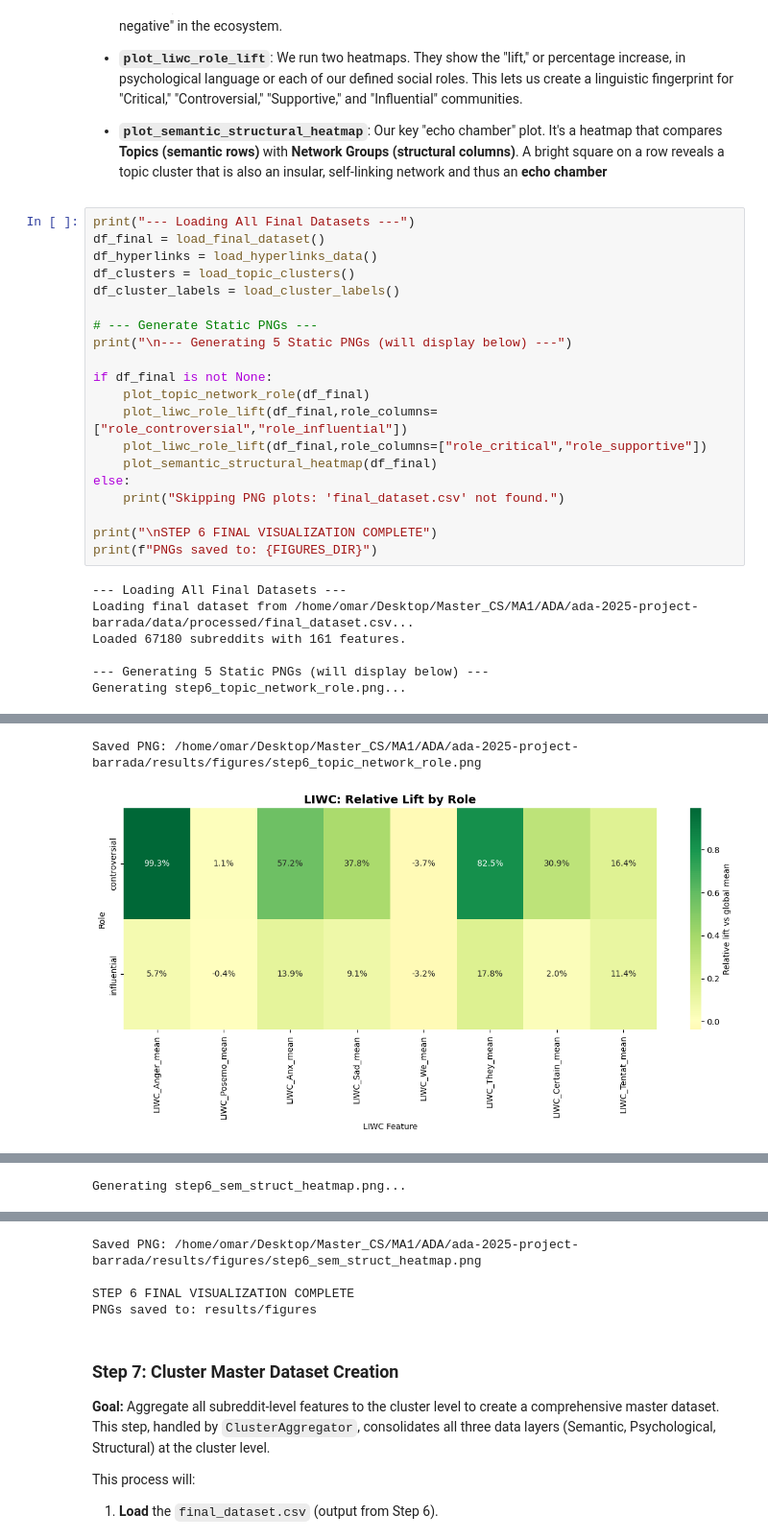
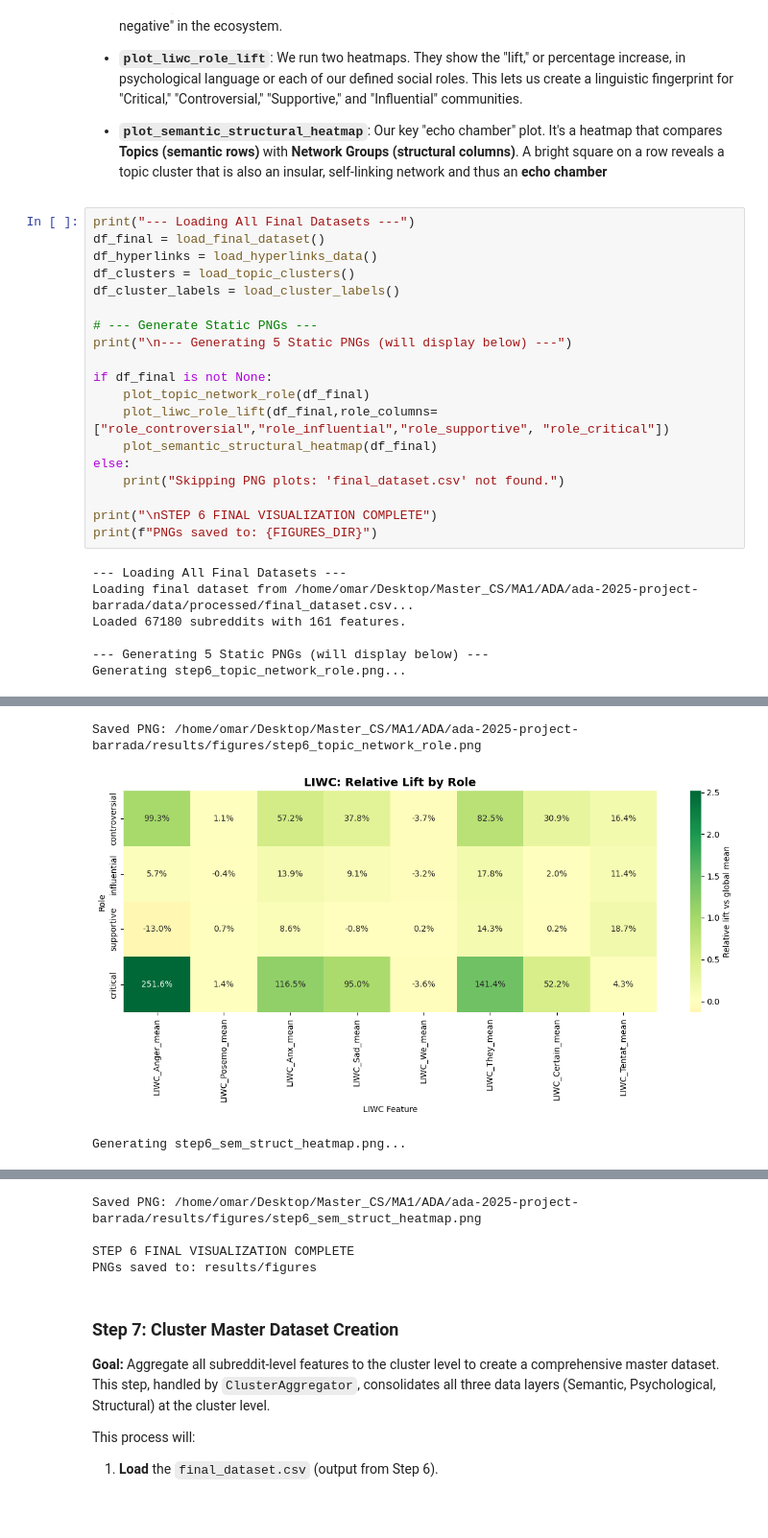
Before and after one commit to epfl-ada/ada-2025-project-barrada, a Jupyter notebook: results.ipynb, the cells around one changed output, grey strips where cells are left out. Shown at 96% size. Saved outputs shown, nothing was run; the diff lists cells and outputs as text; blank space fills up the shorter version.

Commit message:
liwc section added

```diff
--- a/results.ipynb
+++ b/results.ipynb
@@ -633,30 +633,30 @@ These are the final plots that merge all three layers of our data (Semantic, Psy
 # %%
 print("--- Loading All Final Datasets ---")
 df_final = load_final_dataset()
 df_hyperlinks = load_hyperlinks_data()
 df_clusters = load_topic_clusters()
 df_cluster_labels = load_cluster_labels()
 
 # --- Generate Static PNGs ---
 print("\n--- Generating 5 Static PNGs (will display below) ---")
 
 if df_final is not None:
     plot_topic_network_role(df_final)
-    plot_liwc_role_lift(df_final,role_columns=["role_controversial","role_influential"])
-    plot_liwc_role_lift(df_final,role_columns=["role_critical","role_supportive"])
+    plot_liwc_role_lift(df_final,role_columns=["role_controversial","role_influential","role_supportive", "role_critical"])
     plot_semantic_structural_heatmap(df_final)
 else:
     print("Skipping PNG plots: 'final_dataset.csv' not found.")
 
 print("\nSTEP 6 FINAL VISUALIZATION COMPLETE")
 print(f"PNGs saved to: {FIGURES_DIR}")
 # %% [output]
 --- Loading All Final Datasets ---
 Loading final dataset from /home/omar/Desktop/Master_CS/MA1/ADA/ada-2025-project-barrada/data/processed/final_dataset.csv...
 Loaded 67180 subreddits with 161 features.
 
 --- Generating 5 Static PNGs (will display below) ---
 Generating step6_topic_network_role.png...
 [figure]
 Saved PNG: /home/omar/Desktop/Master_CS/MA1/ADA/ada-2025-project-barrada/results/figures/step6_topic_network_role.png
-[figure, old version]
+[figure, new version]
+Generating step6_sem_struct_heatmap.png...
@@ -664 +663,0 @@ Saved PNG: /home/omar/Desktop/Master_CS/MA1/ADA/ada-2025-project-barrada/results
-Generating step6_sem_struct_heatmap.png...
```
Also changed, not shown: parts of 1 cell of this notebook, 5 other files.
